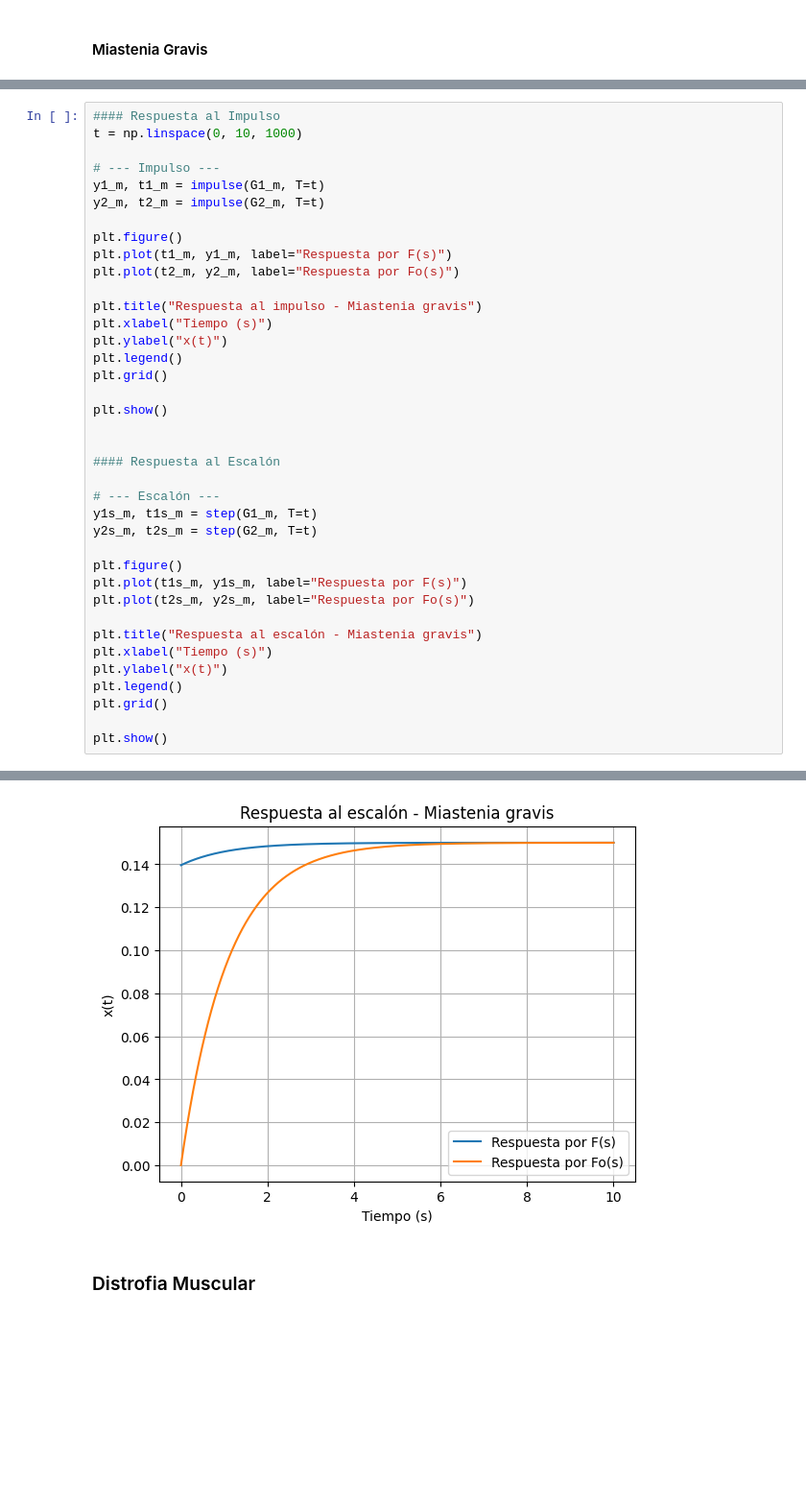
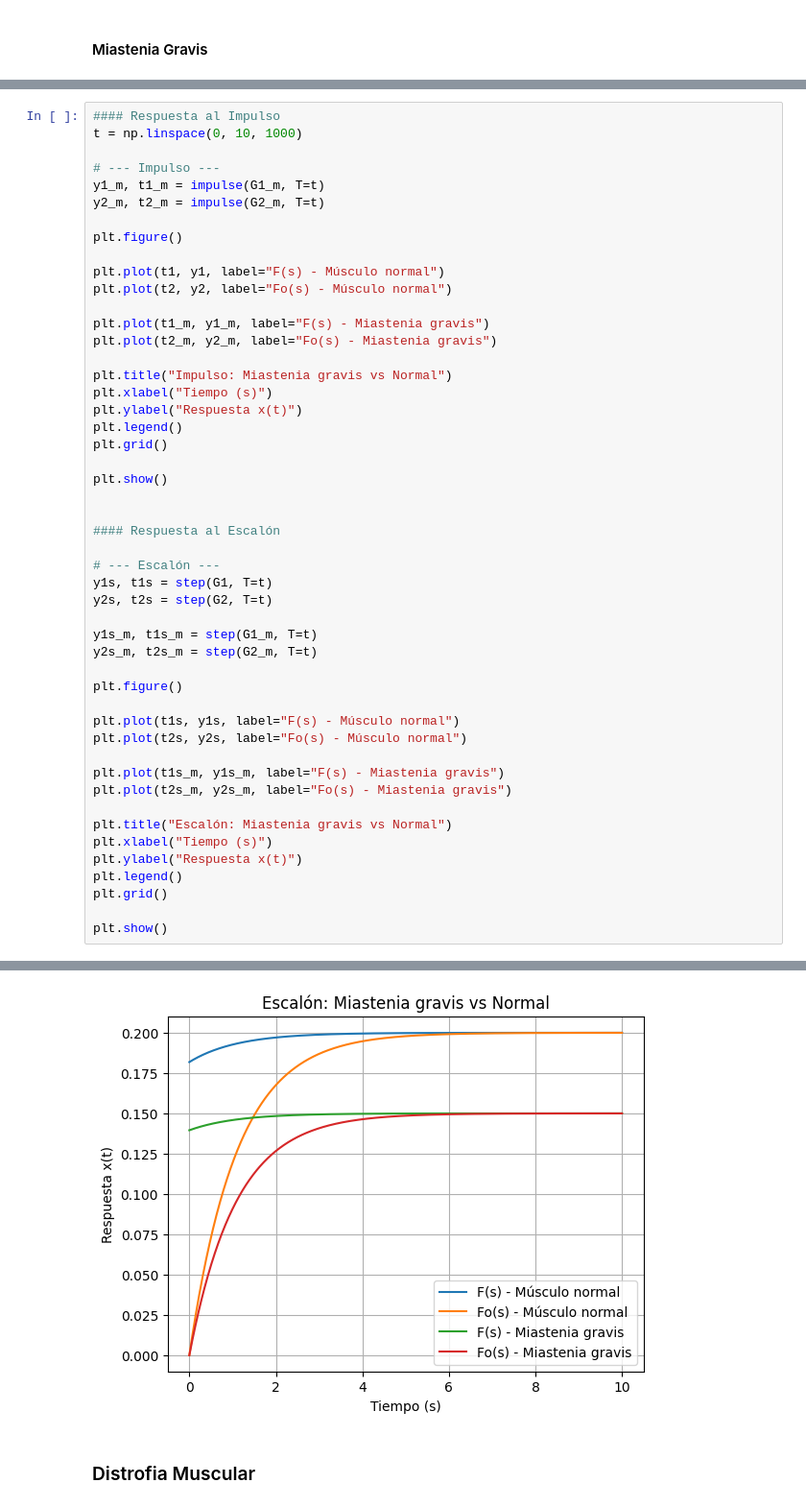
Before and after one commit to juandiego2205/Repository_lab_control, a Jupyter notebook: Code_Practica_1_sistemas_descritos.ipynb, the cells around one changed output, grey strips where cells are left out. Shown at 96% size. Cells and saved outputs as stored; diff of their text form; blank space fills up the shorter version.

```diff
--- a/Code_Practica_1_sistemas_descritos.ipynb
+++ b/Code_Practica_1_sistemas_descritos.ipynb
@@ -227,12 +244,16 @@ y1_m, t1_m = impulse(G1_m, T=t)
 y2_m, t2_m = impulse(G2_m, T=t)
 
 plt.figure()
-plt.plot(t1_m, y1_m, label="Respuesta por F(s)")
-plt.plot(t2_m, y2_m, label="Respuesta por Fo(s)")
 
-plt.title("Respuesta al impulso - Miastenia gravis")
+plt.plot(t1, y1, label="F(s) - Músculo normal")
+plt.plot(t2, y2, label="Fo(s) - Músculo normal")
+
+plt.plot(t1_m, y1_m, label="F(s) - Miastenia gravis")
+plt.plot(t2_m, y2_m, label="Fo(s) - Miastenia gravis")
+
+plt.title("Impulso: Miastenia gravis vs Normal")
 plt.xlabel("Tiempo (s)")
-plt.ylabel("x(t)")
+plt.ylabel("Respuesta x(t)")
 plt.legend()
 plt.grid()
 
@@ -242,16 +263,23 @@ plt.show()
 #### Respuesta al Escalón
 
 # --- Escalón ---
+y1s, t1s = step(G1, T=t)
+y2s, t2s = step(G2, T=t)
+
 y1s_m, t1s_m = step(G1_m, T=t)
 y2s_m, t2s_m = step(G2_m, T=t)
 
 plt.figure()
-plt.plot(t1s_m, y1s_m, label="Respuesta por F(s)")
-plt.plot(t2s_m, y2s_m, label="Respuesta por Fo(s)")
 
-plt.title("Respuesta al escalón - Miastenia gravis")
+plt.plot(t1s, y1s, label="F(s) - Músculo normal")
+plt.plot(t2s, y2s, label="Fo(s) - Músculo normal")
+
+plt.plot(t1s_m, y1s_m, label="F(s) - Miastenia gravis")
+plt.plot(t2s_m, y2s_m, label="Fo(s) - Miastenia gravis")
+
+plt.title("Escalón: Miastenia gravis vs Normal")
 plt.xlabel("Tiempo (s)")
-plt.ylabel("x(t)")
+plt.ylabel("Respuesta x(t)")
 plt.legend()
 plt.grid()
 
@@ -261,4 +289,4 @@ plt.show()
-[figure, old version]
+[figure, new version]
 # %% [markdown]
 ### Distrofia Muscular
 # %%
```
Also changed, not shown: parts of 8 cells of this notebook.
